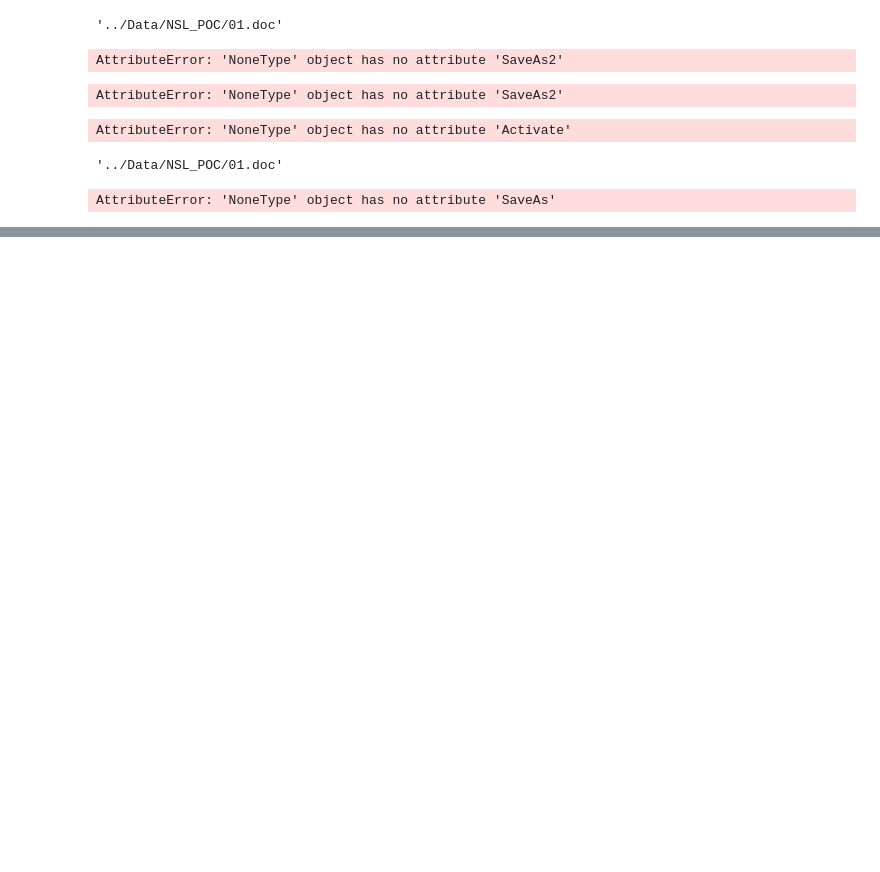
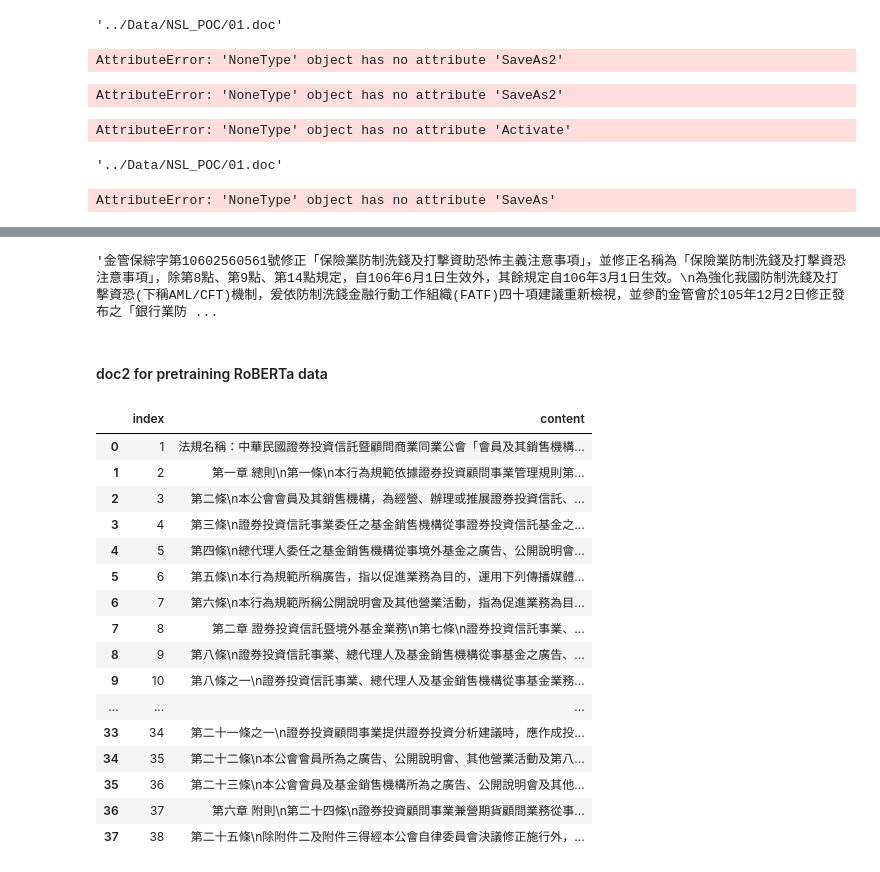
Before and after one commit to tychen5/BERT_chinese_LM_processing, a Jupyter notebook: src/001.NSL_readWord.ipynb, the cells around one changed output, grey strips where cells are left out. Cells and saved outputs as stored; diff of their text form; code cells hidden in the pictures; blank space fills up the shorter version.

```diff
--- a/src/001.NSL_readWord.ipynb
+++ b/src/001.NSL_readWord.ipynb
@@ -114,0 +377,28 @@ for para in doc.paragraphs:
+# %%
+pretrain_doc1_df.pretrained.tolist()[2]
+# %% [output]
+'金管保綜字第10602560561號修正「保險業防制洗錢及打擊資助恐怖主義注意事項」，並修正名稱為「保險業防制洗錢及打擊資恐注意事項」，除第8點、第9點、第14點規定，自106年6月1日生效外，其餘規定自106年3月1日生效。\n為強化我國防制洗錢及打擊資恐(下稱AML/CFT)機制，爰依防制洗錢金融行動工作組織(FATF)四十項建議重新檢視，並參酌金管會於105年12月2日修正發布之「銀行業防 ...
+# %% [markdown]
+#### doc2 for pretraining RoBERTa data
+# %%
+root_dir2 = "../Data/NSL_POC/"
+df2 = pd.read_csv(root_dir2+"paragraph.csv",encoding='cp950')
+df2
+# %% [output]
+|  | index | content |
+| 0 | 1 | 法規名稱：中華民國證券投資信託暨顧問商業同業公會「會員及其銷售機構... |
+| 1 | 2 | 第一章 總則\n第一條\n本行為規範依據證券投資顧問事業管理規則第... |
+| 2 | 3 | 第二條\n本公會會員及其銷售機構，為經營、辦理或推展證券投資信託、... |
+| 3 | 4 | 第三條\n證券投資信託事業委任之基金銷售機構從事證券投資信託基金之... |
+| 4 | 5 | 第四條\n總代理人委任之基金銷售機構從事境外基金之廣告、公開說明會... |
+| 5 | 6 | 第五條\n本行為規範所稱廣告，指以促進業務為目的，運用下列傳播媒體... |
+| 6 | 7 | 第六條\n本行為規範所稱公開說明會及其他營業活動，指為促進業務為目... |
+| 7 | 8 | 第二章 證券投資信託暨境外基金業務\n第七條\n證券投資信託事業、... |
+| 8 | 9 | 第八條\n證券投資信託事業、總代理人及基金銷售機構從事基金之廣告、... |
+| 9 | 10 | 第八條之一\n證券投資信託事業、總代理人及基金銷售機構從事基金業務... |
+| ... | ... | ... |
+| 33 | 34 | 第二十一條之一\n證券投資顧問事業提供證券投資分析建議時，應作成投... |
+| 34 | 35 | 第二十二條\n本公會會員所為之廣告、公開說明會、其他營業活動及第八... |
+| 35 | 36 | 第二十三條\n本公會會員及基金銷售機構所為之廣告、公開說明會及其他... |
+| 36 | 37 | 第六章 附則\n第二十四條\n證券投資顧問事業兼營期貨顧問業務從事... |
+| 37 | 38 | 第二十五條\n除附件二及附件三得經本公會自律委員會決議修正施行外，... |
```
Also changed, not shown: parts of 34 cells of this notebook, 20 other files.
